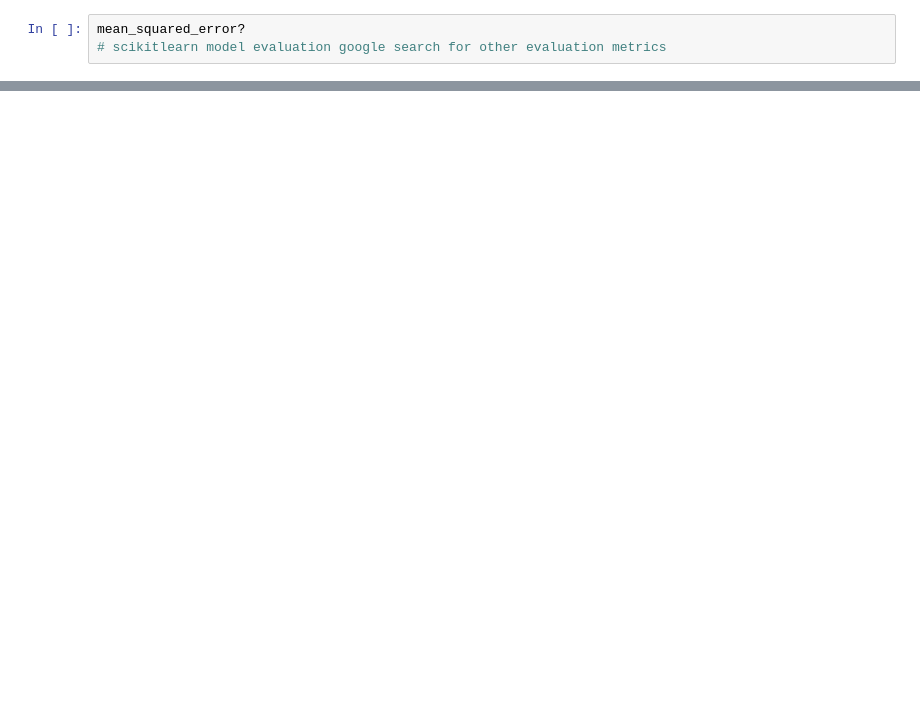
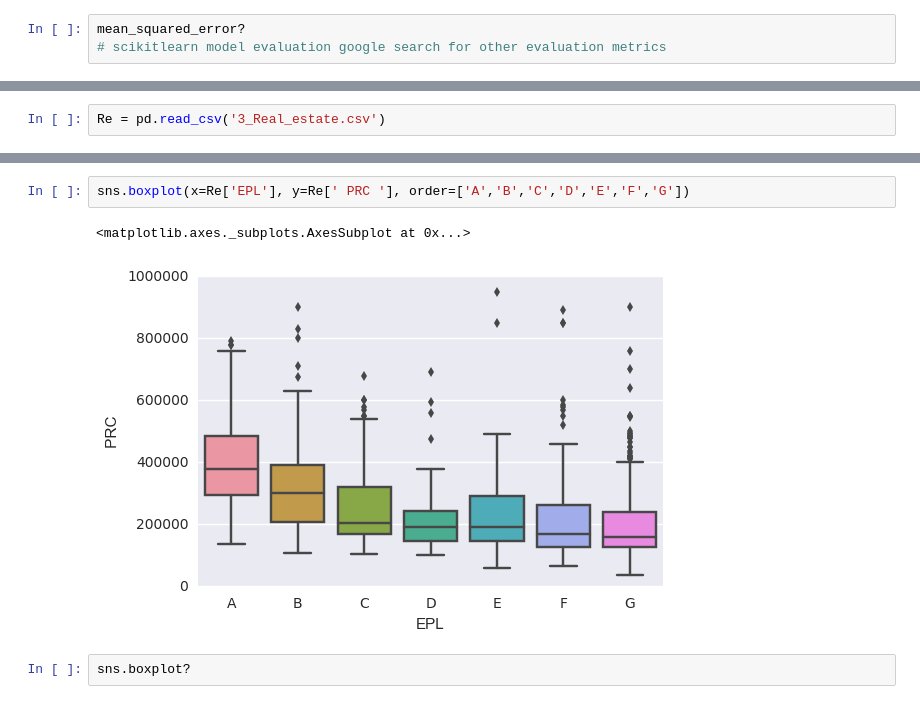
Before and after one commit to intelligent-environments-lab/SBC_course, a Jupyter notebook: 03_module.ipynb, the cells around one changed output, grey strips where cells are left out. Cells and saved outputs as stored; diff of their text form; blank space fills up the shorter version.

```diff
--- a/03_module.ipynb
+++ b/03_module.ipynb
@@ -438,0 +422,2 @@ mean_squared_error?
+# %%
+Re = pd.read_csv('3_Real_estate.csv')
@@ -438,0 +453,7 @@ mean_squared_error?
+# %%
+sns.boxplot(x=Re['EPL'], y=Re[' PRC '], order=['A','B','C','D','E','F','G'])
+# %% [output]
+<matplotlib.axes._subplots.AxesSubplot at 0x...>
+[figure, added]
+# %%
+sns.boxplot?
```
Also changed, not shown: parts of 63 cells of this notebook, 7 other files.
